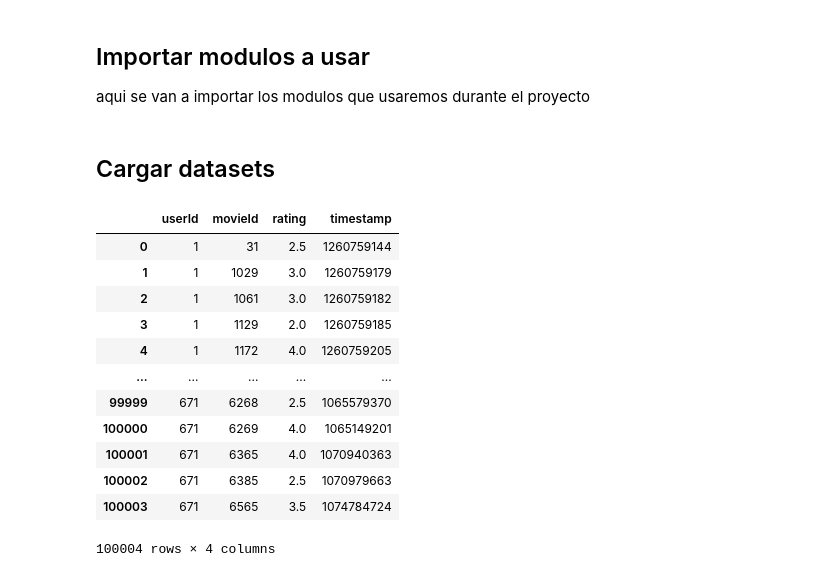
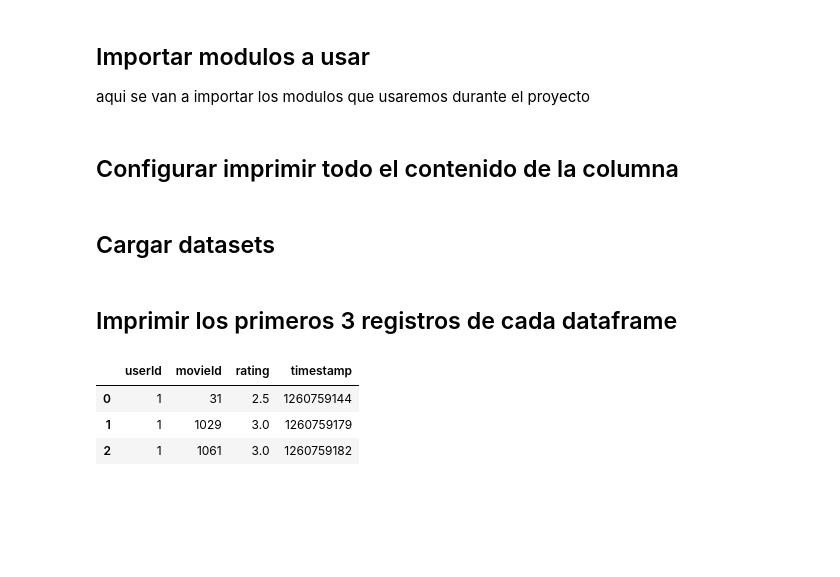
Before and after one commit to tabscoob/tabscoob-DE-101, a Jupyter notebook: src/notebooks/01_data_exploration.ipynb, the cells around one changed output. Cells and saved outputs as stored; diff of their text form; code cells hidden in the pictures; blank space fills up the shorter version.

```diff
--- a/src/notebooks/01_data_exploration.ipynb
+++ b/src/notebooks/01_data_exploration.ipynb
@@ -4,3 +4,5 @@
 aqui se van a importar los modulos que usaremos durante el proyecto
 # %%
 import pandas as pd
+# %% [markdown]
+## Configurar imprimir todo el contenido de la columna
@@ -12,20 +16,14 @@ df_keywoards= pd.read_csv('../../resources/kaggle.com_datasets_rounakbanik_the-m
 df_credits= pd.read_csv('../../resources/kaggle.com_datasets_rounakbanik_the-movies-dataset/credits.csv')
 df_links= pd.read_csv('../../resources/kaggle.com_datasets_rounakbanik_the-movies-dataset/links.csv')
 df_movies_metadata= pd.read_csv('../../resources/kaggle.com_datasets_rounakbanik_the-movies-dataset/movies_metadata.csv')
+# %% [markdown]
+## Imprimir los primeros 3 registros de cada dataframe
 # %%
-df_ratings
+# df_ratings
+df_ratings.iloc[:3]
 # %% [output]
 |  | userId | movieId | rating | timestamp |
 | 0 | 1 | 31 | 2.5 | 1260759144 |
 | 1 | 1 | 1029 | 3.0 | 1260759179 |
 | 2 | 1 | 1061 | 3.0 | 1260759182 |
-| 3 | 1 | 1129 | 2.0 | 1260759185 |
-| 4 | 1 | 1172 | 4.0 | 1260759205 |
-| ... | ... | ... | ... | ... |
-| 99999 | 671 | 6268 | 2.5 | 1065579370 |
-| 100000 | 671 | 6269 | 4.0 | 1065149201 |
-| 100001 | 671 | 6365 | 4.0 | 1070940363 |
-| 100002 | 671 | 6385 | 2.5 | 1070979663 |
-| 100003 | 671 | 6565 | 3.5 | 1074784724 |
-100004 rows × 4 columns
 # %%
```
Also changed, not shown: parts of 11 cells of this notebook, 1 other file.
